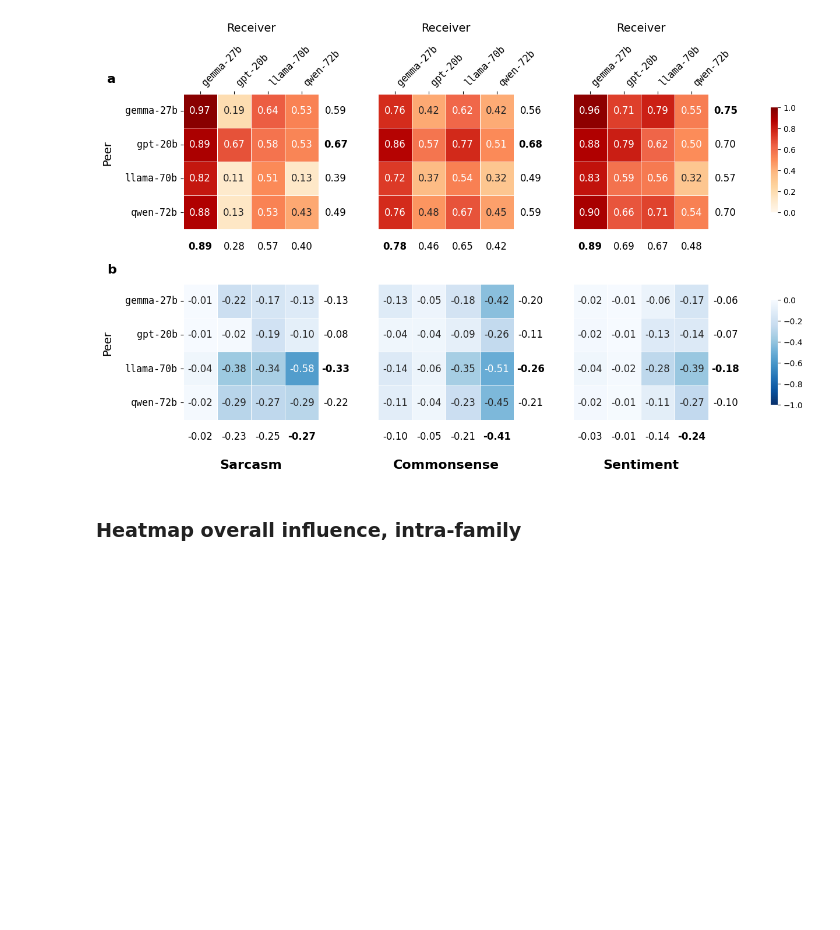
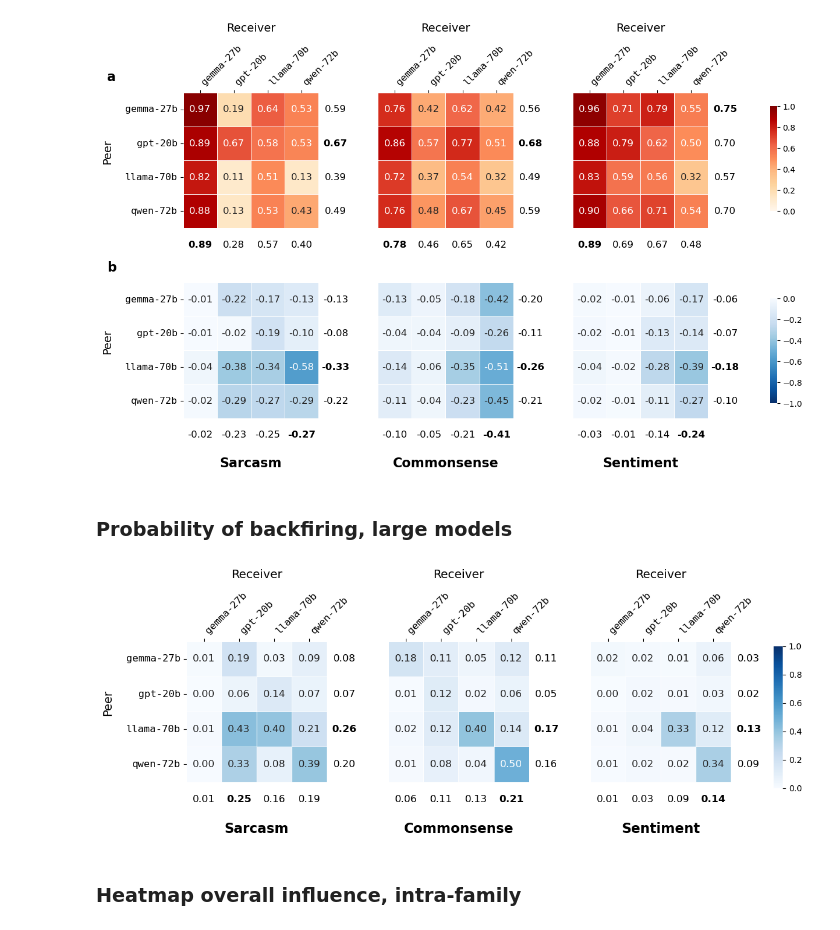
Before and after one commit to fridanl/InfluenceDynamicsMAS, a Jupyter notebook: src/main_results.ipynb, the cells around one changed output. Drawn from its saved outputs; the diff is of its cells as text; code cells hidden in the pictures; blank space fills up the shorter version.

Commit message:
Backfiring prob + f1

```diff
--- a/src/main_results.ipynb
+++ b/src/main_results.ipynb
@@ -457,6 +458,81 @@ plt.savefig("../plots/combined-overall.png", dpi=300, bbox_inches="tight")
 plt.show()
 # %% [output]
 [figure]
+# %% [markdown]
+### Probability of backfiring, large models
+# %%
+def compute_backfiring(DELTAS, dataset):
+    df_all = DELTAS[dataset]['disagreeing']['all'].copy()
+
+    backfiring = df_all.groupby(['model_receiver', 'model_sender']).agg(
+        count_backfire=('delta', lambda x: (x < 0).sum()),
+        count_rows=('delta', 'count')
+    ).reset_index()
+
+    backfiring['pct_backfire'] = (
+        backfiring['count_backfire'] / backfiring['count_rows'] * 100
+    )
+    return backfiring
+# %%
+def plot_combined_backfire(DELTAS):
+    fig = plt.figure(figsize=(12, 5))
+
+    grid = gridspec.GridSpec(
+        1, 3,
+        figure=fig,
+        wspace=0.15,
+        left=0.12,
+        right=0.92,
+        top=0.85,
+        bottom=0.10,
+    )
+
+    cbar_ax = fig.add_axes([0.93, 0.28, 0.013, 0.47])
+
+    global CMAP, VMIN, VMAX
+    CMAP = 'Blues'
+    VMIN = 0.0
+    VMAX = 1.0
+
+    cbar_drawn = False
+    for col_idx, dataset in enumerate(DATASET_NAMES):
+
+        ax = fig.add_subplot(grid[0, col_idx])
+
+        backfiring = compute_backfiring(DELTAS, dataset)
+        backfiring['pct_backfire'] = backfiring['pct_backfire'] / 100
+
+        pivot = add_marginals(
+            to_pivot(backfiring, 'pct_backfire', ROW_ORDER, COL_ORDER)
+        )
+
+        show_ylabel = (col_idx == 0)
+        show_cbar   = not cbar_drawn
+
+        draw_heatmap(
+            ax, pivot,
+            show_ylabel=show_ylabel,
+            show_cbar=show_cbar,
+            cbar_ax=cbar_ax if show_cbar else None,
+            pos_delta=True,
+        )
+
+        if show_cbar:
+            cbar_drawn = True
+
+        ax.set_title(
+            dataset.capitalize(),
+            fontweight='bold', fontsize=16,
+            pad=2, x=0.4, y=-0.1
+        )
+
+    fig.subplots_adjust(wspace=0.15)
+
+plot_combined_backfire(DELTAS)
+plt.savefig("../plots/combined-backfire.png", dpi=300, bbox_inches="tight")
+plt.show()
+# %% [output]
+[figure, added]
 # %% [markdown]
 ### Heatmap overall influence, intra-family
 # %%
```
Also changed, not shown: parts of 20 cells of this notebook, 16 other files.
